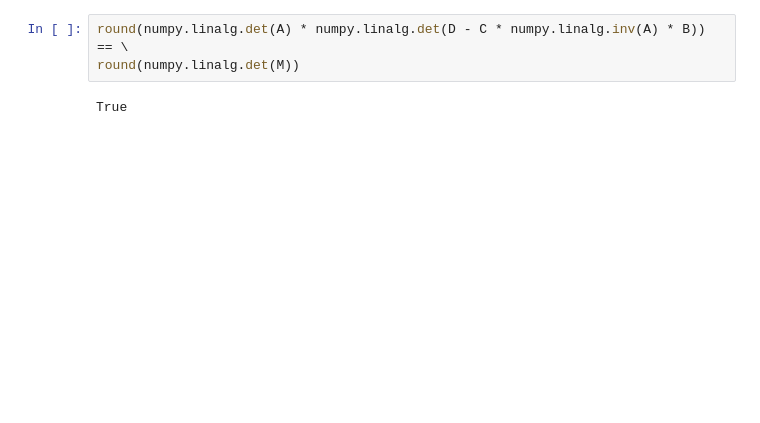
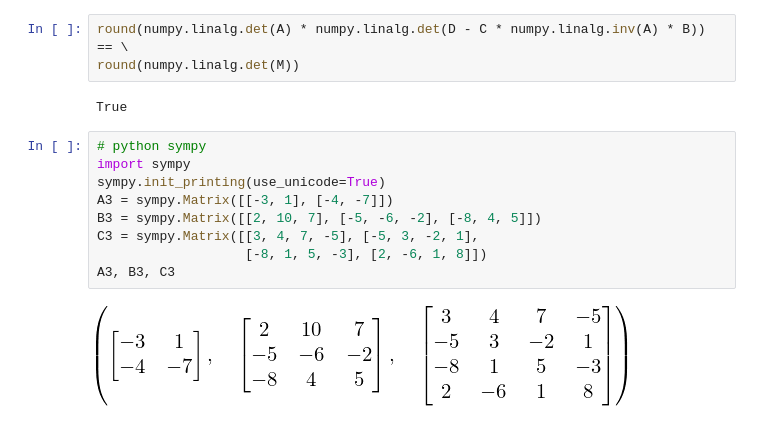
Before and after one commit to OlgaBelitskaya/linear_algebra_practice, a Jupyter notebook: work1_4.ipynb, the cells around one changed output. Cells and saved outputs as stored; diff of their text form; blank space fills up the shorter version.

```diff
--- a/work1_4.ipynb
+++ b/work1_4.ipynb
@@ -272,3 +292,14 @@ round(numpy.linalg.det(A) * numpy.linalg.det(D - C * numpy.linalg.inv(A) * B)) =
 round(numpy.linalg.det(M))
 # %% [output]
 True
+# %%
+# python sympy
+import sympy
+sympy.init_printing(use_unicode=True)
+A3 = sympy.Matrix([[-3, 1], [-4, -7]])
+B3 = sympy.Matrix([[2, 10, 7], [-5, -6, -2], [-8, 4, 5]])
+C3 = sympy.Matrix([[3, 4, 7, -5], [-5, 3, -2, 1],
+                   [-8, 1, 5, -3], [2, -6, 1, 8]])
+A3, B3, C3
+# %% [output]
+[figure, added]
```
Also changed, not shown: parts of 41 cells of this notebook.
